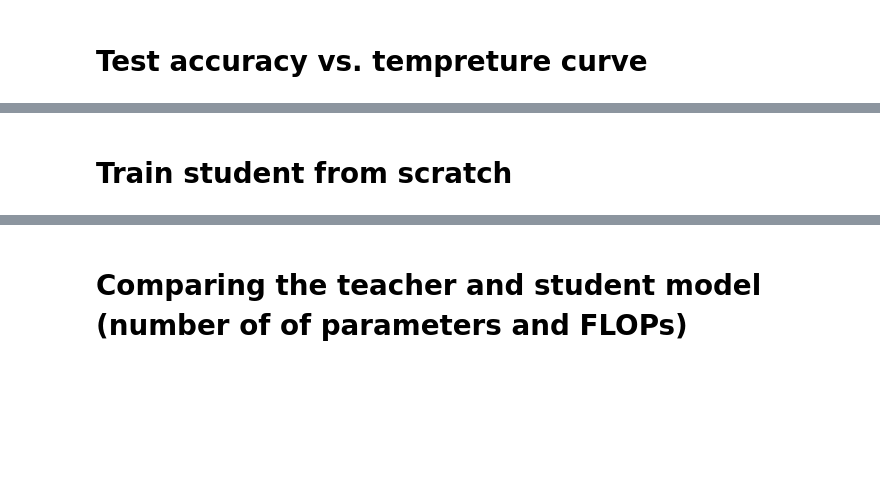
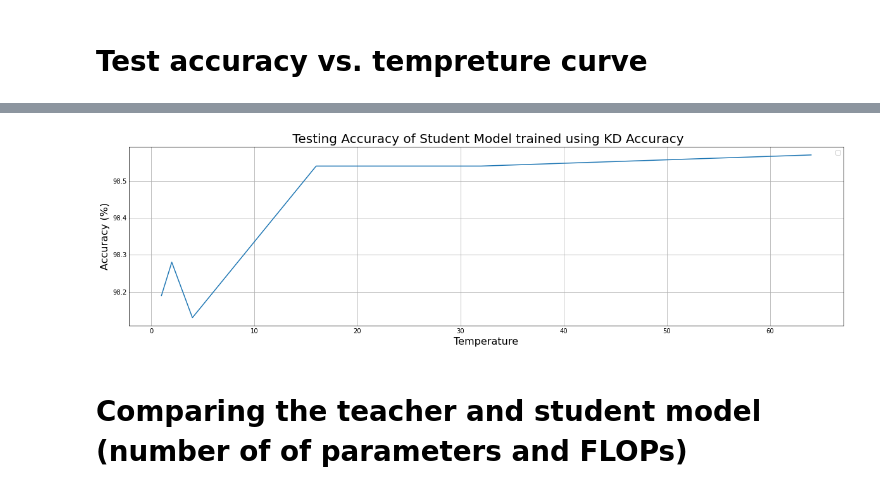
Before and after one commit to A-M-Anwar/ECE1512-2022F-ProjectARepo-Ayman-Farnaz, a Jupyter notebook: Project A/Task1.ipynb, the cells around one changed output, grey strips where cells are left out. Cells and saved outputs as stored; diff of their text form; code cells hidden in the pictures; blank space fills up the shorter version.

```diff
--- a/Project A/Task1.ipynb
+++ b/Project A/Task1.ipynb
@@ -34,5 +77,4 @@ tempratureValues = [1, 2, 4, 16, 32, 64]
 for temp in tempratureValues:
     st = getStudentModel()
     train_and_evaluate_using_KD(st,teacherModel,mnist_train,mnist_test,0.5, temp)
-    testACC += [testModel(st,mnist_test)]
-print(testACC)
+    testACC += [float(testModel(st,mnist_test))]
@@ -39,2 +98,0 @@ print(testACC)
-# %% [markdown]
-# Train student from scratch
@@ -44,0 +99,11 @@ teacherTestAcc = testModel(fc_model_no_distillation,mnist_test)
+# %%
+f, ax = plt.subplots(figsize=(16, 4))
+
+ax.plot(tempratureValues,testACC )
+ax.set_xlabel('Temperature', fontsize = 16)
+ax.set_ylabel('Accuracy (%)', fontsize = 16)
+ax.set_title(' Testing Accuracy of Student Model trained using KD Accuracy', fontsize = 20)
+ax.legend()
+plt.show()
+f.savefig('Figures/fig4.png', bbox_inches='tight')
+# %% [output]
@@ -45,2 +111,3 @@ teacherTestAcc = testModel(fc_model_no_distillation,mnist_test)
+[figure, added]
 # %% [markdown]
 # Comparing the teacher and student model (number of of parameters and FLOPs)
```
Also changed, not shown: parts of 16 cells of this notebook, 4 other files.
